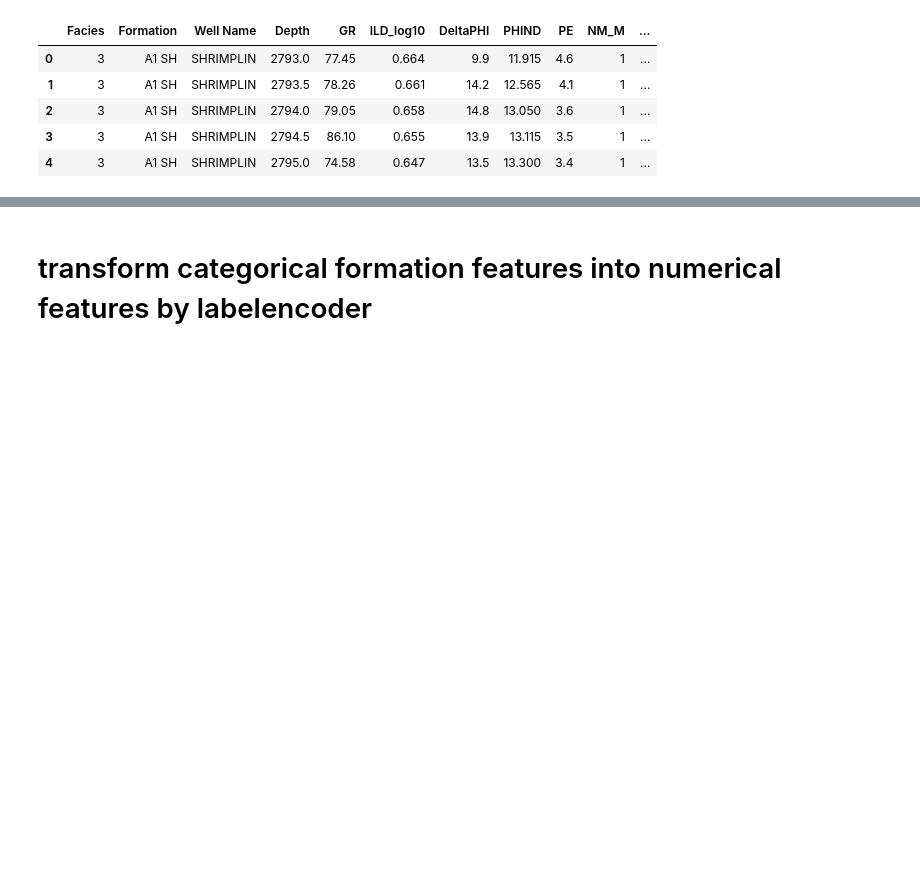
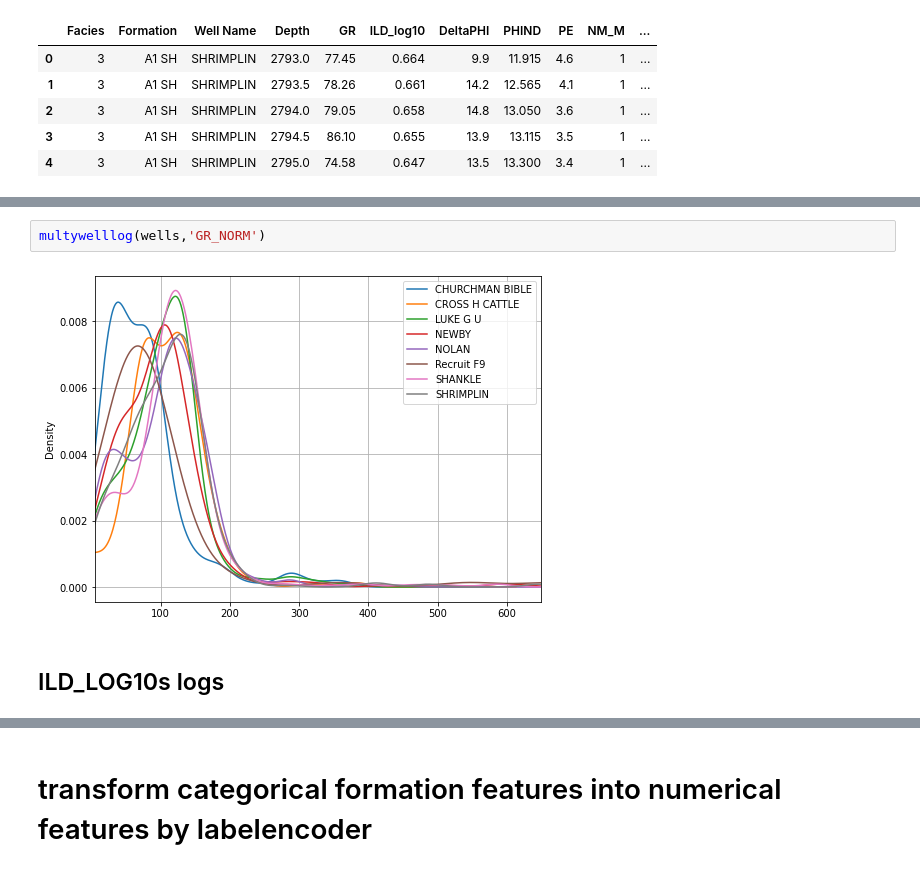
Before and after one commit to mehrdadamini/-texas_data_set, a Jupyter notebook: main.ipynb, the cells around one changed output, grey strips where cells are left out. Cells and saved outputs as stored; diff of their text form; blank space fills up the shorter version.

```diff
--- a/main.ipynb
+++ b/main.ipynb
@@ -202,0 +148,6 @@ plt.show()
+# %%
+multywelllog(wells,'GR_NORM')
+# %% [output]
+[figure, added]
+# %% [markdown]
+## ILD_LOG10s logs
```
Also changed, not shown: parts of 49 cells of this notebook.
